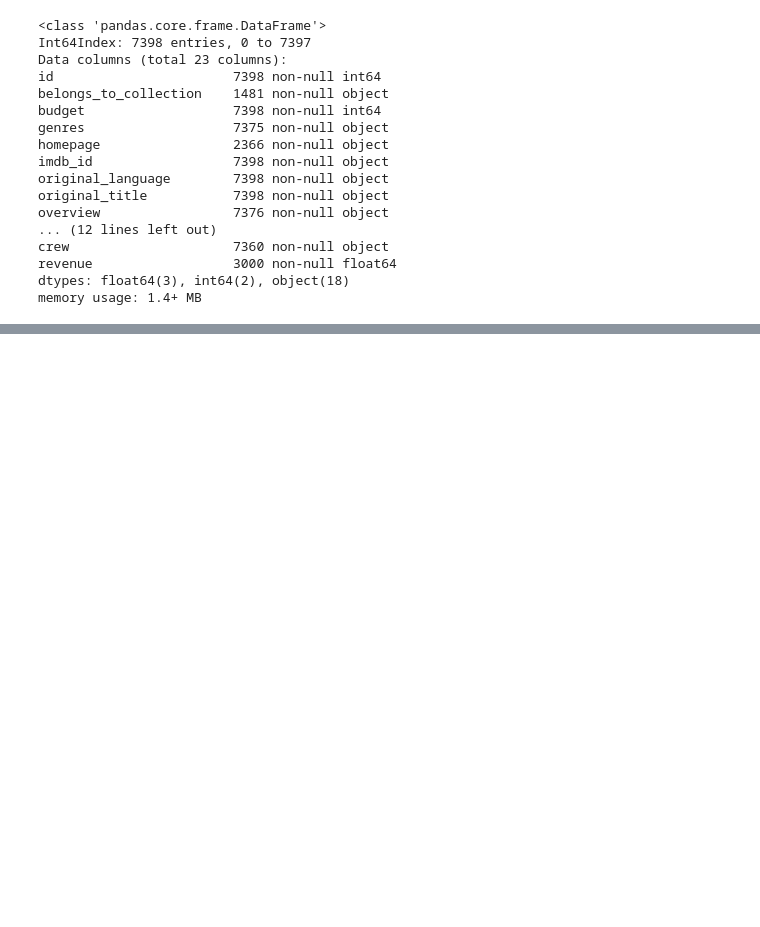
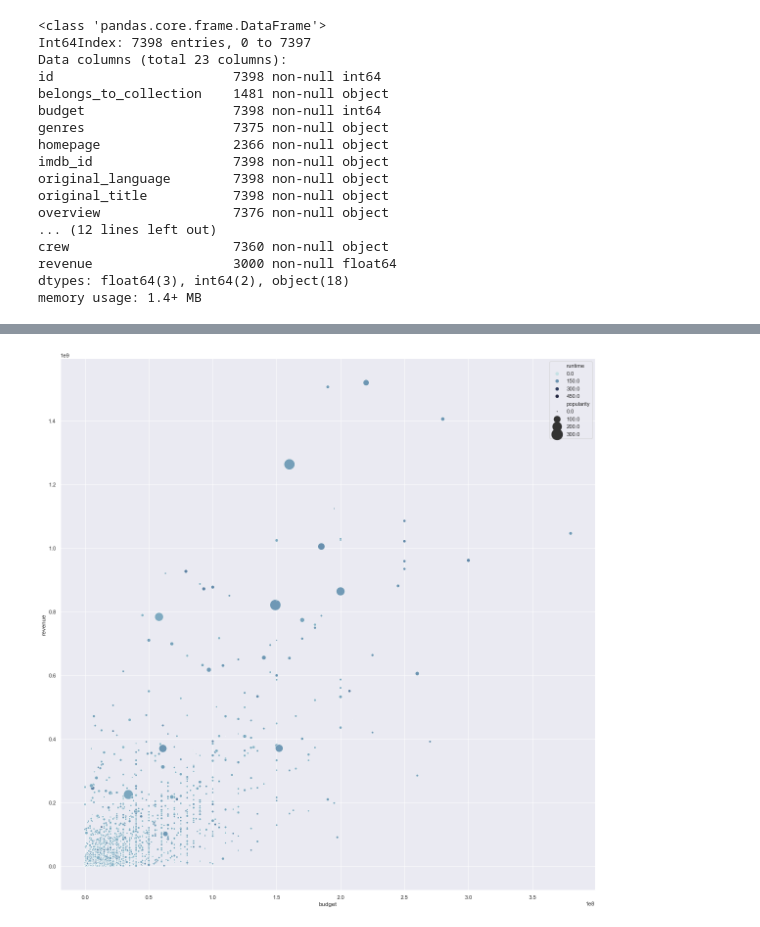
Before and after one commit to robert-myers/tmdb-box-office-prediction, a Jupyter notebook: Untitled.ipynb, the cells around one changed output, grey strips where cells are left out. Cells and saved outputs as stored; diff of their text form; code cells hidden in the pictures; blank space fills up the shorter version.

Commit message:
cleaning data

```diff
--- a/Untitled.ipynb
+++ b/Untitled.ipynb
@@ -35,3 +41,24 @@ crew                     7360 non-null object
 revenue                  3000 non-null float64
 dtypes: float64(3), int64(2), object(18)
 memory usage: 1.4+ MB
+# %%
+# read
+train_df = pd.read_csv("data/train.csv")
+
+# clean
+# train_df.drop("status", axis=1, inplace=True)
+literal_eval_columns = ["belongs_to_collection", "genres", "production_companies", "production_countries", "spoken_languages", "Keywords", "cast", "crew"]
+for column in literal_eval_columns:
+    train_df[column] = train_df[column].apply(lambda row: ast.literal_eval(row) if not pd.isna(row) else [])
+
+train_df["release_date"] = pd.to_datetime(train_df["release_date"])
+train_df["release_date"] = train_df["release_date"].apply(lambda row: row - relativedelta(years=100) if row >= datetime.now() else row)
+
+train_df = train_df[(train_df["budget"] > 0) & (train_df["revenue"] > 0)]
+# train_df = train_df[(train_df["budget"] >= 15000) & (train_df["revenue"] >= 500)]
+
+# calculate
+train_df["roi"] = train_df["revenue"] / train_df["budget"]
+
+# describe
+train_df.describe(include="all")
@@ -38 +101,13 @@ memory usage: 1.4+ MB
+# %%
+fig, ax = plt.subplots(figsize=(16, 16), sharex=True, sharey=True)
+
+cmap = sns.cubehelix_palette(rot=-.2, as_cmap=True)
+sns.scatterplot(x="budget", y="revenue",
+                     hue="runtime", size="popularity",
+                     palette=cmap, sizes=(1, 500),
+                     data=train_df, ax=ax)
+
+plt.tight_layout()
+# %% [output]
+[figure, added]
 # %%
```
Also changed, not shown: parts of 9 cells of this notebook.
